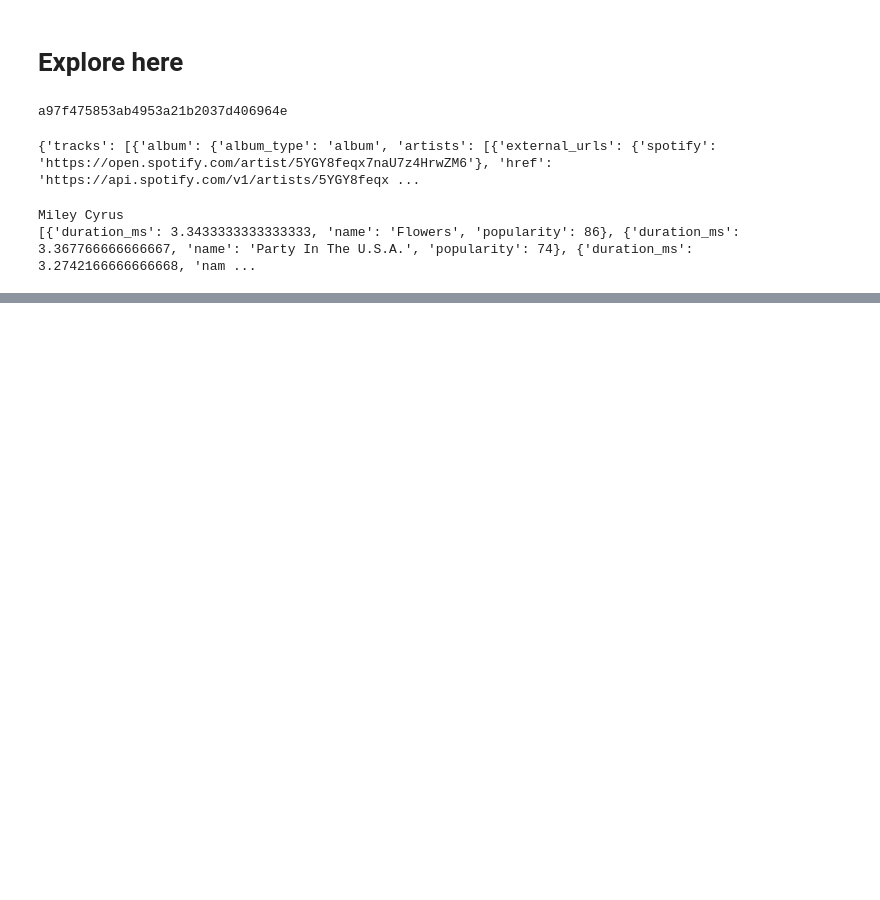
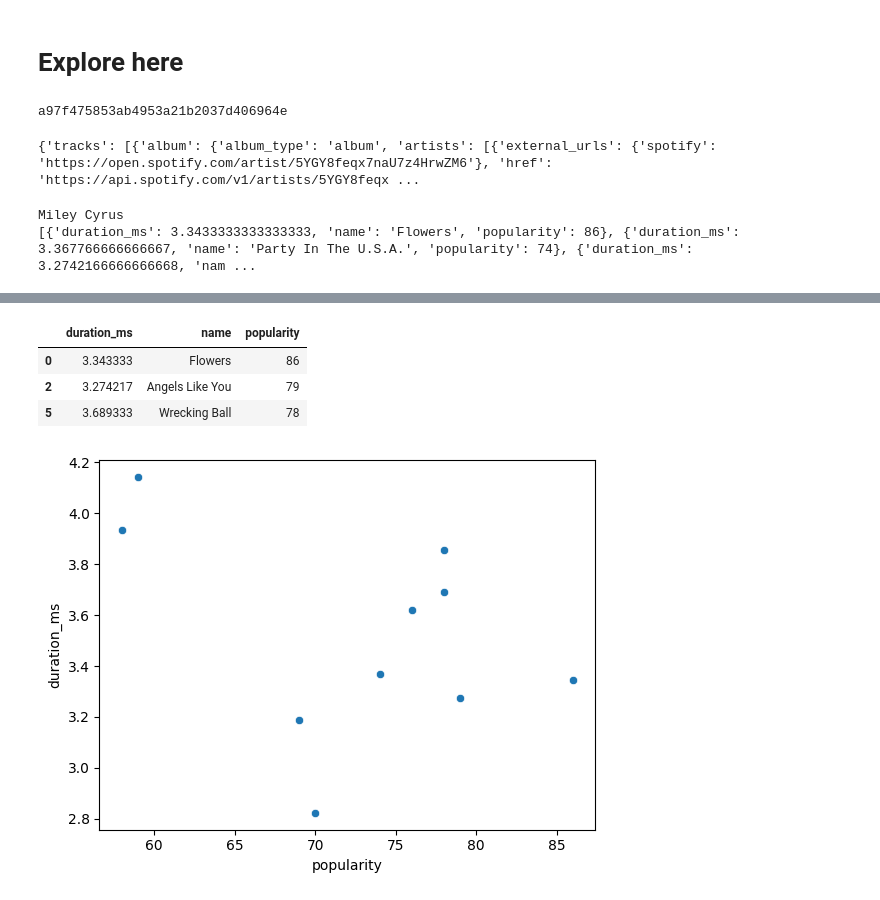
Before and after one commit to Valenfrc/interacting-with-api-python-project-tutorial, a Jupyter notebook: src/explore.ipynb, the cells around one changed output, grey strips where cells are left out. Saved outputs shown, nothing was run; the diff lists cells and outputs as text; code cells hidden in the pictures; blank space fills up the shorter version.

```diff
--- a/src/explore.ipynb
+++ b/src/explore.ipynb
@@ -38,3 +38,6 @@ print(tracks)
 # %% [output]
 Miley Cyrus
 [{'duration_ms': 3.3433333333333333, 'name': 'Flowers', 'popularity': 86}, {'duration_ms': 3.367766666666667, 'name': 'Party In The U.S.A.', 'popularity': 74}, {'duration_ms': 3.2742166666666668, 'nam ...
+# %%
+tracks_df=pd.DataFrame.from_records(tracks)
+tracks_df
@@ -40,0 +56,3 @@ Miley Cyrus
+# %%
+tracks_df.sort_values(['popularity'],inplace=True,ascending=False)
+tracks_df
@@ -40,0 +71,17 @@ Miley Cyrus
+# %%
+tracks_df.head(3)
+# %% [output]
+|  | duration_ms | name | popularity |
+| 0 | 3.343333 | Flowers | 86 |
+| 2 | 3.274217 | Angels Like You | 79 |
+| 5 | 3.689333 | Wrecking Ball | 78 |
+# %%
+import seaborn as sns
+
+scatter_plot= sns.scatterplot(data=tracks_df,x='popularity', y='duration_ms')
+
+fig=scatter_plot.get_figure()
+fig.savefig('scatter_plot.png')
+#no hay relacion con la duracion con la cancion
+# %% [output]
+[figure, added]
```
Also changed, not shown: parts of 2 cells of this notebook, 1 other file.
